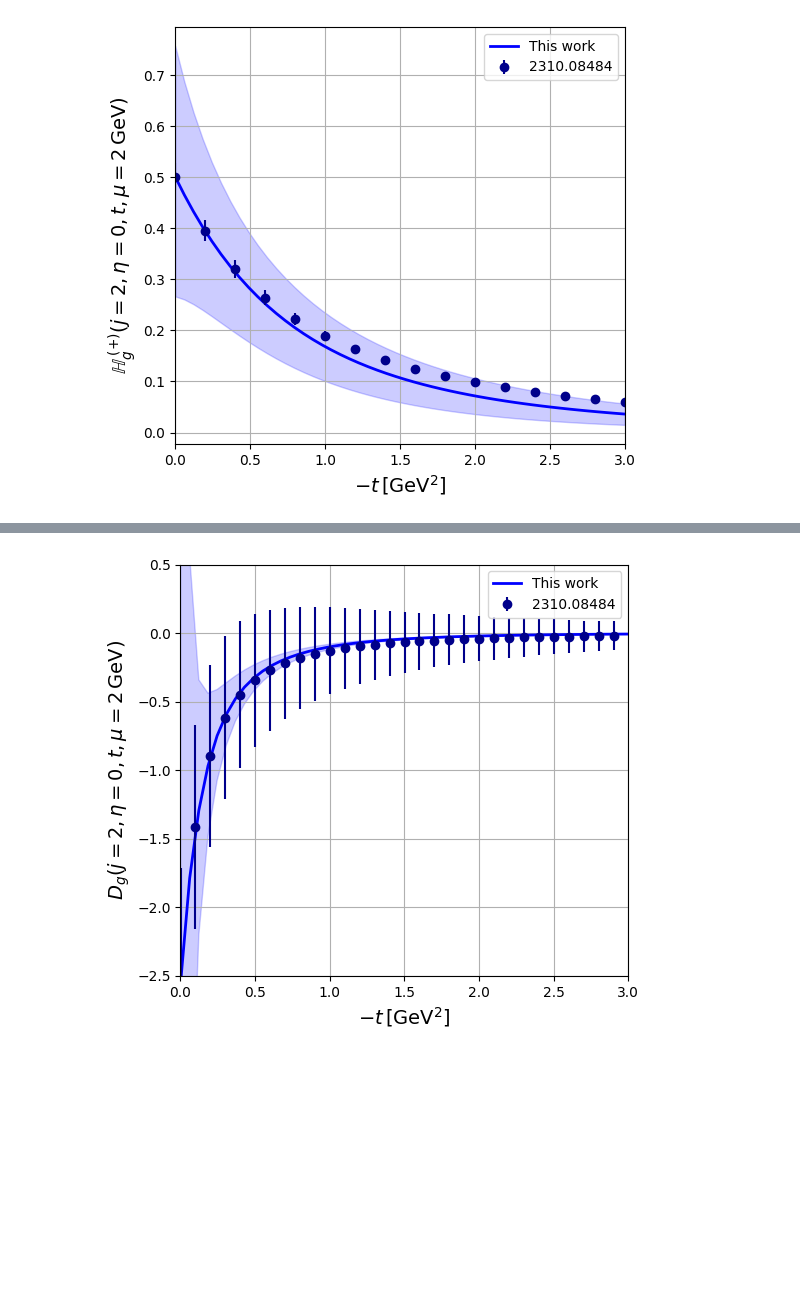
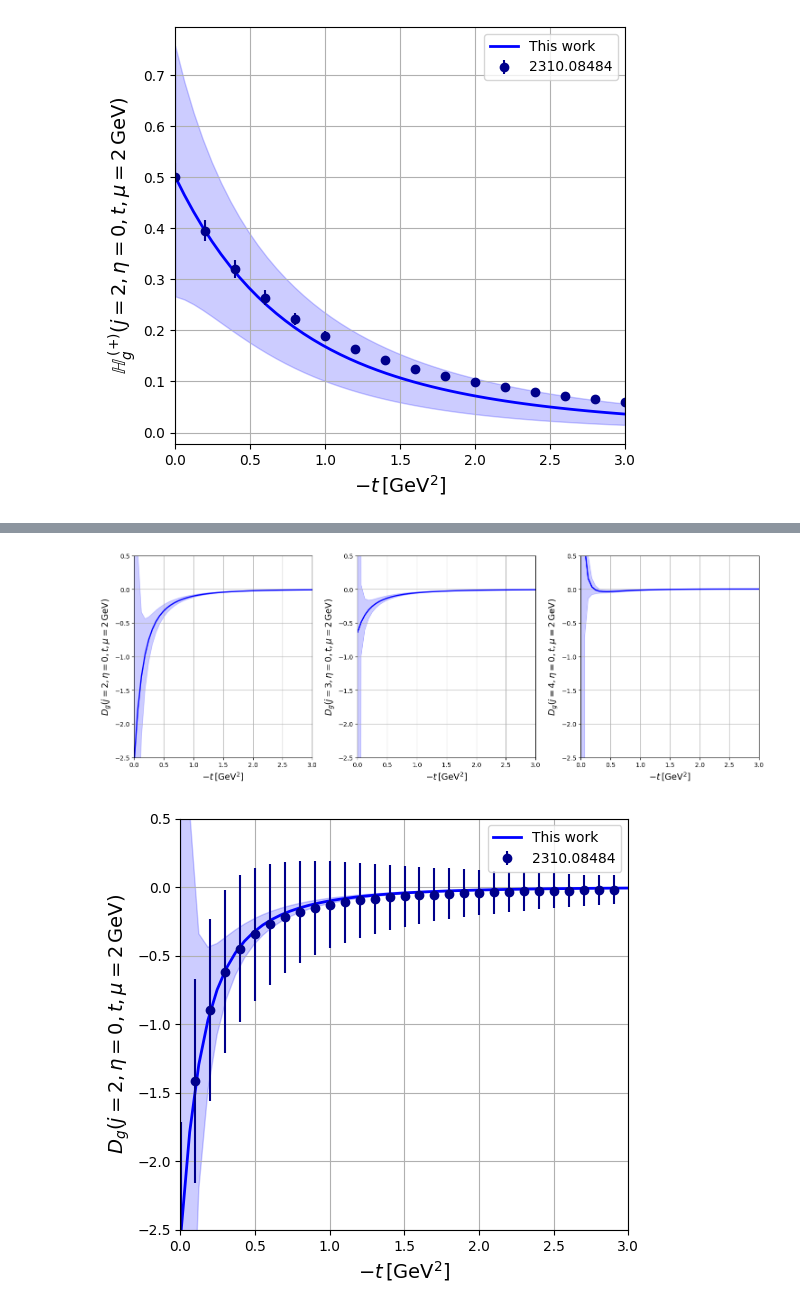
Before and after one commit to HechenMountain/stringy-gpds, a Jupyter notebook: StringBasedGPD.ipynb, the cells around one changed output, grey strips where cells are left out. Saved outputs shown, nothing was run; the diff lists cells and outputs as text; code cells hidden in the pictures; blank space fills up the shorter version.

```diff
--- a/StringBasedGPD.ipynb
+++ b/StringBasedGPD.ipynb
@@ -1281,5 +775,2 @@ plot_moments_on_grid(0,y_label,3,3,A0g,particle,moment_type,moment_label,evoluti
 # %% [output]
 [figure]
-# %%
-from stringy_gpds import evolve_singlet_D
-D0g = -2.57/evolve_singlet_D(2,0,-1e-4,2,particle="gluon",evolution_order="NLO")
@@ -1286,3 +785,11 @@ D0g = -2.57/evolve_singlet_D(2,0,-1e-4,2,particle="gluon",evolution_order="NLO")
+# %%
+y_label = "$D_{{g}}$"
+particle = "gluon"
+moment_type = "singlet"
+moment_label = "A"
+plot_moments_on_grid(1,y_label,3,3,D0g,particle,moment_type,moment_label,D_term=True,y_0 = -2.5, y_1=.5,set_y_lim=True,evolution_order="NLO")
+# %% [output]
+[figure, added]
 # %%
 y_label = "$D_{{g}}$"
 particle = "gluon"
```
Also changed, not shown: parts of 39 cells of this notebook, 4 other files.
